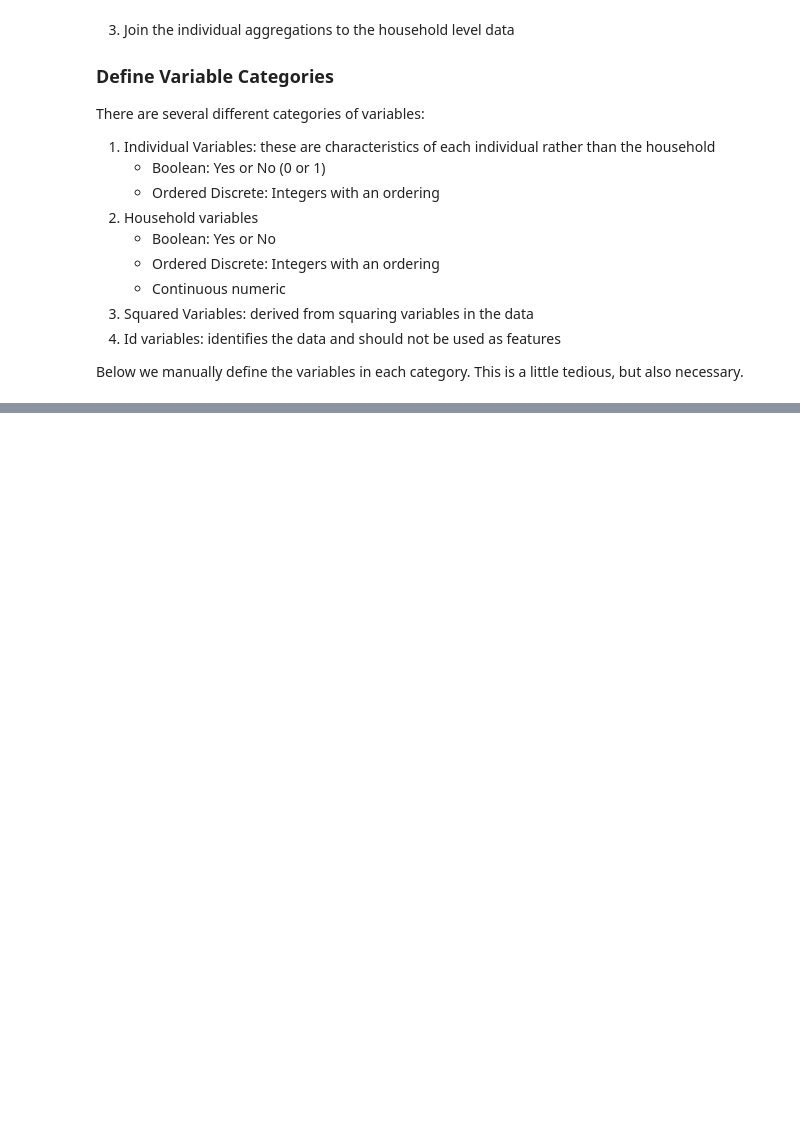
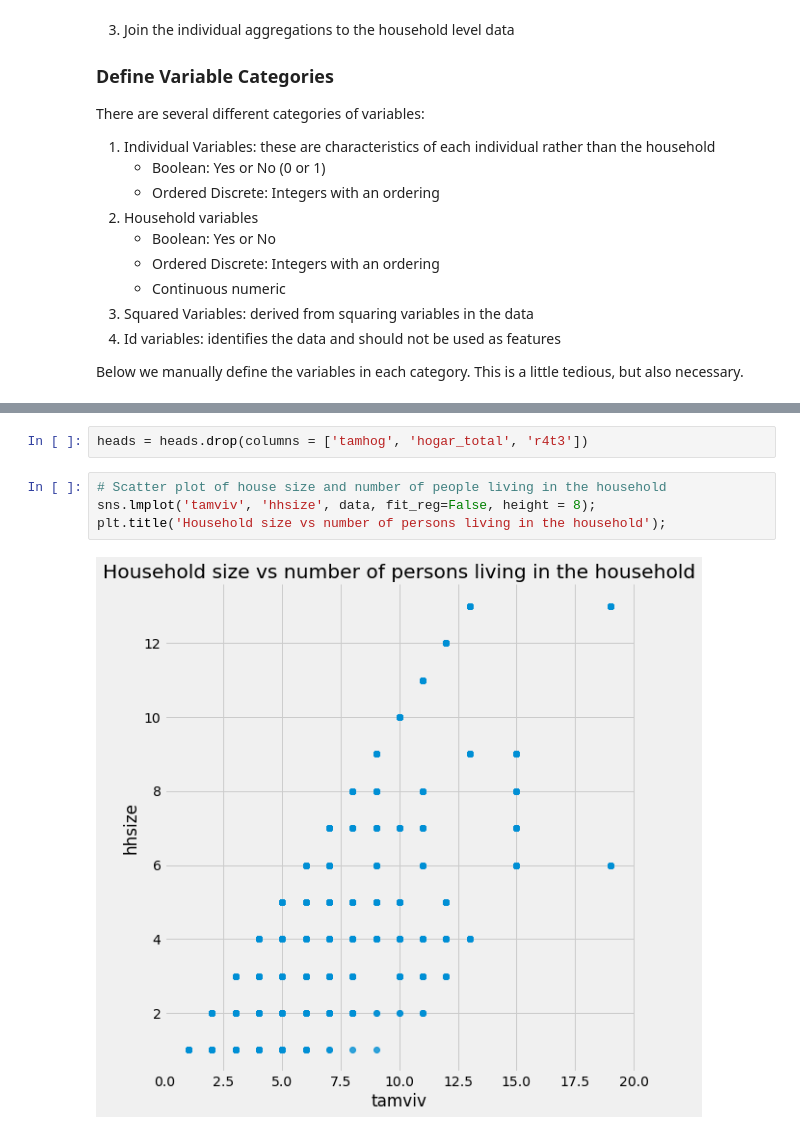
Before and after one commit to dogmatix76/Costa-Rican-Household-Poverty-Level-Prediction, a Jupyter notebook: CRHPL.ipynb, the cells around one changed output, grey strips where cells are left out. Cells and saved outputs as stored; diff of their text form; blank space fills up the shorter version.

```diff
--- a/CRHPL.ipynb
+++ b/CRHPL.ipynb
@@ -657,0 +795,8 @@ Below we manually define the variables in each category. This is a little tediou
+# %%
+heads = heads.drop(columns = ['tamhog', 'hogar_total', 'r4t3'])
+# %%
+# Scatter plot of house size and number of people living in the household
+sns.lmplot('tamviv', 'hhsize', data, fit_reg=False, height = 8);
+plt.title('Household size vs number of persons living in the household');
+# %% [output]
+[figure, added]
```
Also changed, not shown: parts of 52 cells of this notebook.
